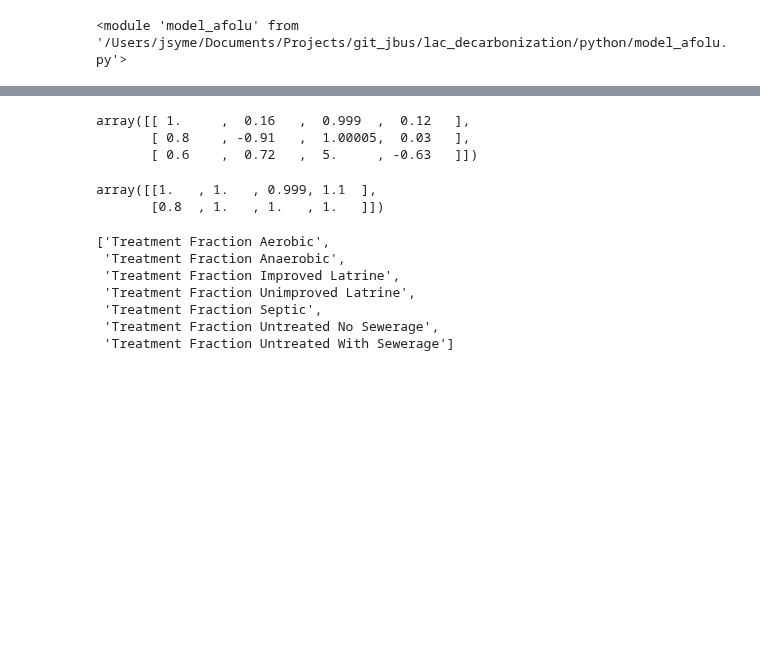
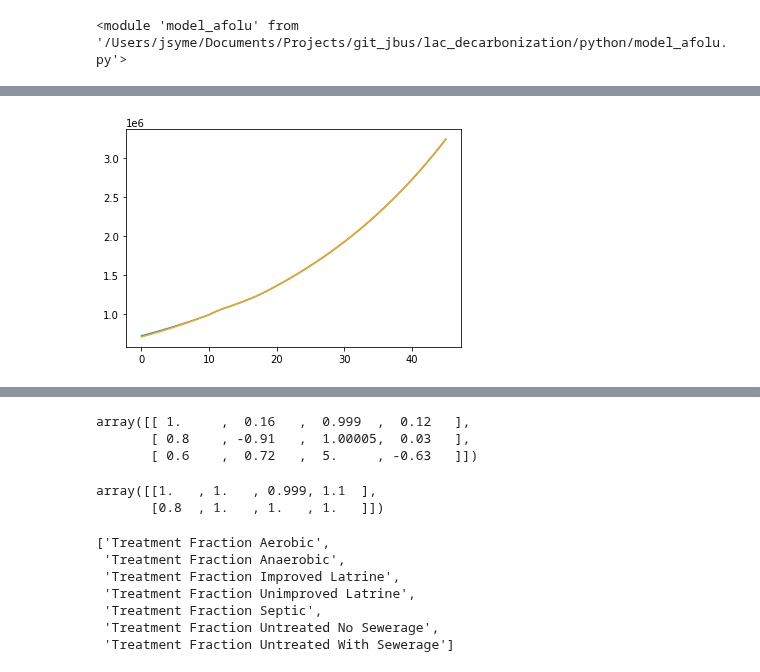
Before and after one commit to jarojasag/lac_decarbonization, a Jupyter notebook: python/build_waste.ipynb, the cells around one changed output, grey strips where cells are left out. Drawn from its saved outputs; the diff is of its cells as text; code cells hidden in the pictures; blank space fills up the shorter version.

Commit message:
updates to configuration and solid waste in addition to preliminary calibration ranges for circular economy

```diff
--- a/python/build_waste.ipynb
+++ b/python/build_waste.ipynb
@@ -826,3 +849,21 @@ np.round(time1 - time0, 3)
+# %%
+growth_rates = circ_econ.array_waso_waste_landfill[1:]/circ_econ.array_waso_waste_landfill[0:-1] - 1
+mu = np.mean(growth_rates, axis = 0)
+
+
+
+
+
+
+array_test = np.concatenate([back_project_array(circ_econ.array_waso_waste_landfill, 10, 10), circ_econ.array_waso_waste_landfill])
+array_test2 = np.concatenate([back_project_array(circ_econ.array_waso_waste_landfill, 10, 100), circ_econ.array_waso_waste_landfill])
+
+ind = 0
+plt.plot(array_test[:,ind], color = "dodgerblue")
+plt.plot(array_test2[:,ind], color = "orange")
+plt.show()
+# %% [output]
+[figure, added]
 # %%
 #importlib.reload(ds)
 #importlib.reload(sa)
```
Also changed, not shown: parts of 4 cells of this notebook, 7 other files.
